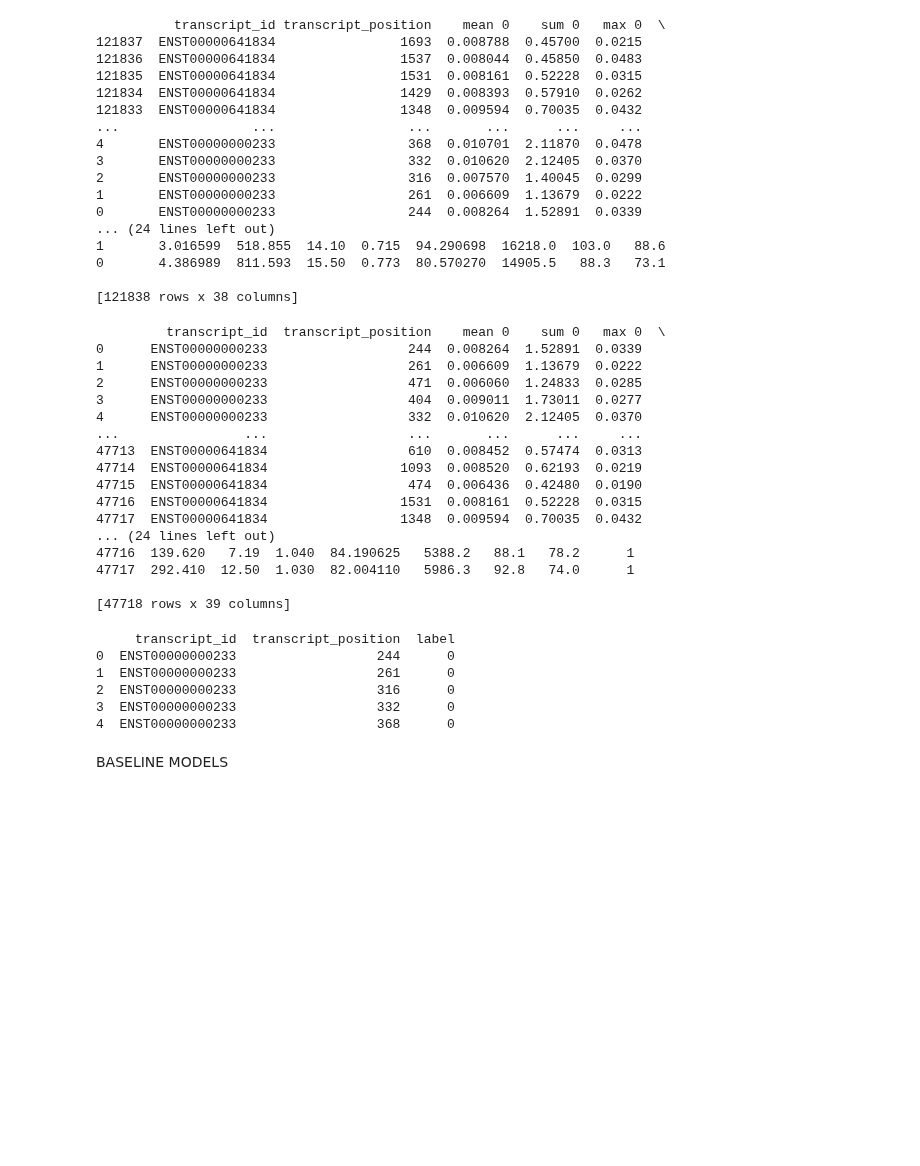
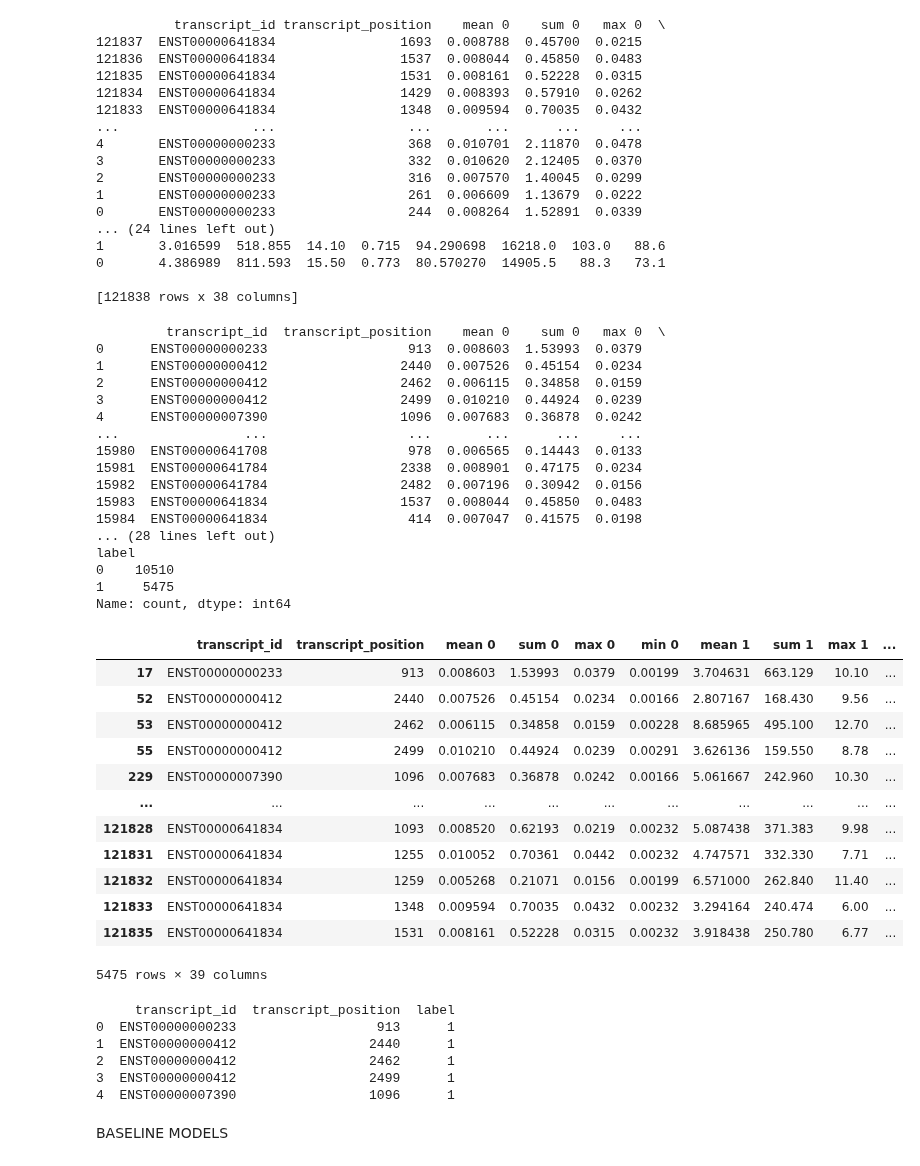
Before and after one commit to yunethiri/DSA4262-geneandtonic, a Jupyter notebook: eda.ipynb, the cells around one changed output. Cells and saved outputs as stored; diff of their text form; code cells hidden in the pictures; blank space fills up the shorter version.

```diff
--- a/eda.ipynb
+++ b/eda.ipynb
@@ -157,39 +157,59 @@ aggregated_df['transcript_position'] = aggregated_df['transcript_position'].asty
 df_full = pd.merge(aggregated_df, df_labels[['transcript_id', 'transcript_position', 'label']],
                    on=['transcript_id', 'transcript_position'], how='left')
 
+df_zero = df_full[df_full['label'] == 0]
+df_mutations = df_full[df_full['label'] == 1]
 
-df_full = df_full.groupby('transcript_id').apply(lambda x: x.sample(n=min(len(x), 10), random_state=42))
+df_full_zero = df_zero.groupby('transcript_id').apply(lambda x: x.sample(n=min(len(x), 2), random_state=42))
 
+df_full = pd.concat([df_mutations, df_full_zero], axis = 0)
 # Reset the index to avoid hierarchical indexing after using apply
 df_full = df_full.reset_index(drop=True)
 print(df_full)
+print(df_full['label'].value_counts())
 # %% [output]
          transcript_id  transcript_position    mean 0    sum 0   max 0  \
-0      ENST00000000233                  244  0.008264  1.52891  0.0339
-1      ENST00000000233                  261  0.006609  1.13679  0.0222
-2      ENST00000000233                  471  0.006060  1.24833  0.0285
-3      ENST00000000233                  404  0.009011  1.73011  0.0277
-4      ENST00000000233                  332  0.010620  2.12405  0.0370
+0      ENST00000000233                  913  0.008603  1.53993  0.0379
+1      ENST00000000412                 2440  0.007526  0.45154  0.0234
+2      ENST00000000412                 2462  0.006115  0.34858  0.0159
+3      ENST00000000412                 2499  0.010210  0.44924  0.0239
+4      ENST00000007390                 1096  0.007683  0.36878  0.0242
 ...                ...                  ...       ...      ...     ...
-47713  ENST00000641834                  610  0.008452  0.57474  0.0313
-47714  ENST00000641834                 1093  0.008520  0.62193  0.0219
-47715  ENST00000641834                  474  0.006436  0.42480  0.0190
-47716  ENST00000641834                 1531  0.008161  0.52228  0.0315
-47717  ENST00000641834                 1348  0.009594  0.70035  0.0432
-... (24 lines left out)
-47716  139.620   7.19  1.040  84.190625   5388.2   88.1   78.2      1
-47717  292.410  12.50  1.030  82.004110   5986.3   92.8   74.0      1
-
-[47718 rows x 39 columns]
+15980  ENST00000641708                  978  0.006565  0.14443  0.0133
+15981  ENST00000641784                 2338  0.008901  0.47175  0.0234
+15982  ENST00000641784                 2482  0.007196  0.30942  0.0156
+15983  ENST00000641834                 1537  0.008044  0.45850  0.0483
+15984  ENST00000641834                  414  0.007047  0.41575  0.0198
+... (28 lines left out)
+label
+0    10510
+1     5475
+Name: count, dtype: int64
+# %%
+df_zero
+# %% [output]
+|  | transcript_id | transcript_position | mean 0 | sum 0 | max 0 | min 0 | mean 1 | sum 1 | max 1 | ... |
+| 17 | ENST00000000233 | 913 | 0.008603 | 1.53993 | 0.0379 | 0.00199 | 3.704631 | 663.129 | 10.10 | ... |
+| 52 | ENST00000000412 | 2440 | 0.007526 | 0.45154 | 0.0234 | 0.00166 | 2.807167 | 168.430 | 9.56 | ... |
+| 53 | ENST00000000412 | 2462 | 0.006115 | 0.34858 | 0.0159 | 0.00228 | 8.685965 | 495.100 | 12.70 | ... |
+| 55 | ENST00000000412 | 2499 | 0.010210 | 0.44924 | 0.0239 | 0.00291 | 3.626136 | 159.550 | 8.78 | ... |
+| 229 | ENST00000007390 | 1096 | 0.007683 | 0.36878 | 0.0242 | 0.00166 | 5.061667 | 242.960 | 10.30 | ... |
+| ... | ... | ... | ... | ... | ... | ... | ... | ... | ... | ... |
+| 121828 | ENST00000641834 | 1093 | 0.008520 | 0.62193 | 0.0219 | 0.00232 | 5.087438 | 371.383 | 9.98 | ... |
+| 121831 | ENST00000641834 | 1255 | 0.010052 | 0.70361 | 0.0442 | 0.00232 | 4.747571 | 332.330 | 7.71 | ... |
+| 121832 | ENST00000641834 | 1259 | 0.005268 | 0.21071 | 0.0156 | 0.00199 | 6.571000 | 262.840 | 11.40 | ... |
+| 121833 | ENST00000641834 | 1348 | 0.009594 | 0.70035 | 0.0432 | 0.00232 | 3.294164 | 240.474 | 6.00 | ... |
+| 121835 | ENST00000641834 | 1531 | 0.008161 | 0.52228 | 0.0315 | 0.00232 | 3.918438 | 250.780 | 6.77 | ... |
+5475 rows × 39 columns
 # %%
 print(df_full[['transcript_id', 'transcript_position', 'label']][0:5])
 # %% [output]
      transcript_id  transcript_position  label
-0  ENST00000000233                  244      0
-1  ENST00000000233                  261      0
-2  ENST00000000233                  316      0
-3  ENST00000000233                  332      0
-4  ENST00000000233                  368      0
+0  ENST00000000233                  913      1
+1  ENST00000000412                 2440      1
+2  ENST00000000412                 2462      1
+3  ENST00000000412                 2499      1
+4  ENST00000007390                 1096      1
 # %%
 df_full['label'] = df_full['label'].fillna(0)
 # %%
```
Also changed, not shown: parts of 2 cells of this notebook.
